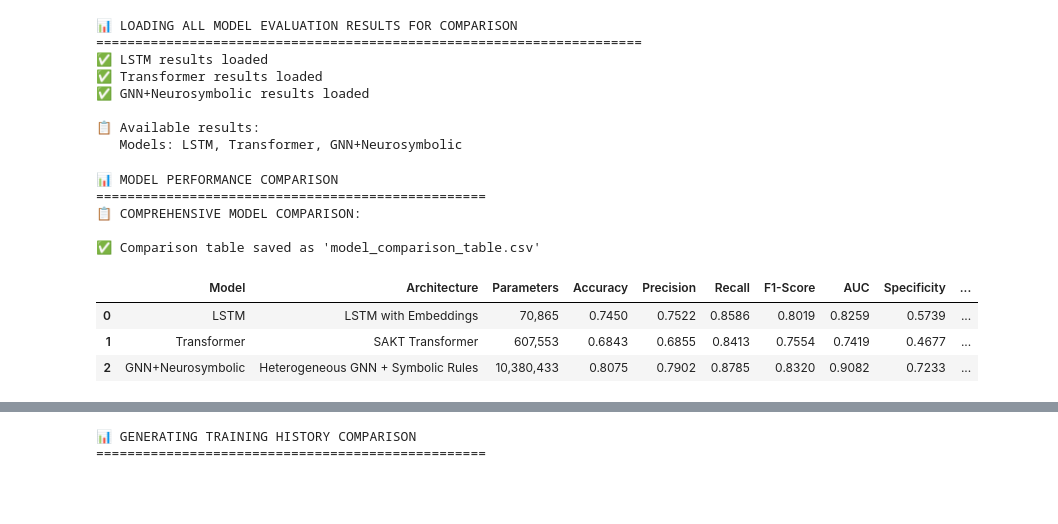
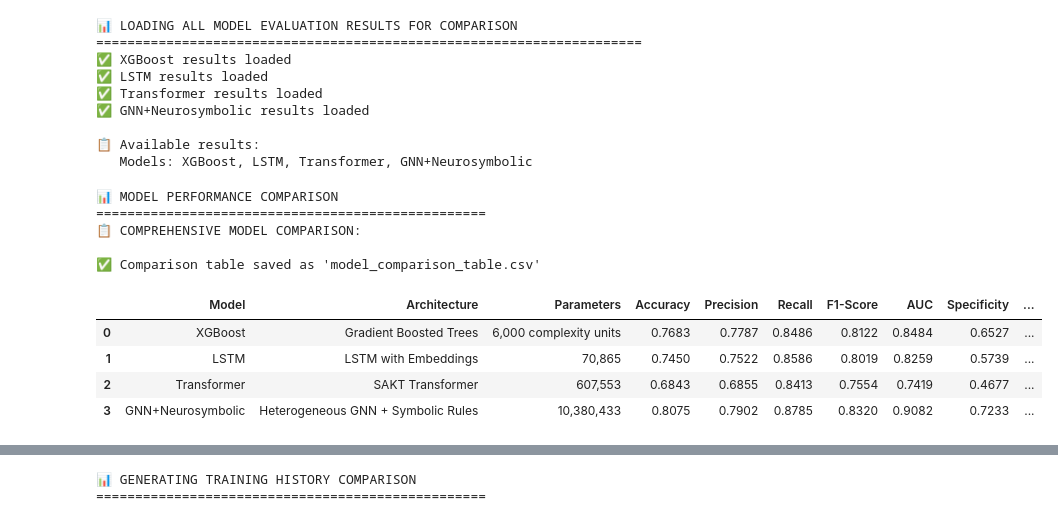
Before and after one commit to pragy10/neural_symbolic, a Jupyter notebook: evaluation/testing.ipynb, the cells around one changed output, grey strips where cells are left out. Cells and saved outputs as stored; diff of their text form; code cells hidden in the pictures; blank space fills up the shorter version.

```diff
--- a/evaluation/testing.ipynb
+++ b/evaluation/testing.ipynb
@@ -16,6 +16,13 @@ print("="*70)
 os.chdir(r'c:\Users\pragy\cloud_architecture\neural_symbolic')
 
 # Load evaluation results from all models
+try:
+    xgb_results = torch.load(r'purely_neural\xgboost\xgboost_comprehensive_evaluation.pth', map_location='cpu')
+    print("✅ XGBoost results loaded")
+except:
+    print("❌ XGBoost results not found")
+    xgb_results = None
+
 try:
     lstm_results = torch.load(r'purely_neural\lstm\lstm_comprehensive_evaluation.pth', map_location='cpu')
     print("✅ LSTM results loaded")
@@ -39,19 +46,22 @@ except:
 
 print("\n📋 Available results:")
 available_models = []
+if xgb_results: available_models.append("XGBoost")
 if lstm_results: available_models.append("LSTM")
 if transformer_results: available_models.append("Transformer")
 if gnn_results: available_models.append("GNN+Neurosymbolic")
+
 print(f"   Models: {', '.join(available_models)}")
 # %% [output]
 📊 LOADING ALL MODEL EVALUATION RESULTS FOR COMPARISON
 ======================================================================
+✅ XGBoost results loaded
 ✅ LSTM results loaded
 ✅ Transformer results loaded
 ✅ GNN+Neurosymbolic results loaded
 
 📋 Available results:
-   Models: LSTM, Transformer, GNN+Neurosymbolic
+   Models: XGBoost, LSTM, Transformer, GNN+Neurosymbolic
 # %%
 # ===== MODEL PERFORMANCE COMPARISON TABLE =====
 print("📊 MODEL PERFORMANCE COMPARISON")
@@ -59,6 +69,20 @@ print("="*50)
 
 # Create comparison dataframe
 comparison_data = []
+
+if xgb_results:
+    comparison_data.append({
+        'Model': 'XGBoost',
+        'Architecture': 'Gradient Boosted Trees',
+        'Parameters': xgb_results['model_info']['parameters'],
+        'Accuracy': f"{xgb_results['final_metrics']['accuracy']:.4f}",
+        'Precision': f"{xgb_results['final_metrics']['precision']:.4f}",
+        'Recall': f"{xgb_results['final_metrics']['recall']:.4f}",
+        'F1-Score': f"{xgb_results['final_metrics']['f1']:.4f}",
+        'AUC': f"{xgb_results['final_metrics']['auc']:.4f}",
+        'Specificity': f"{xgb_results['final_metrics']['specificity']:.4f}",
+        'Sensitivity': f"{xgb_results['final_metrics']['sensitivity']:.4f}"
+    })
 
 if lstm_results:
     comparison_data.append({
@@ -92,36 +116,37 @@ if gnn_results:
     comparison_data.append({
         'Model': 'GNN+Neurosymbolic',
         'Architecture': 'Heterogeneous GNN + Symbolic Rules',
         'Parameters': gnn_results['model_info']['parameters'],
         'Accuracy': f"{gnn_results['final_metrics']['accuracy']:.4f}",
         'Precision': f"{gnn_results['final_metrics']['precision']:.4f}",
         'Recall': f"{gnn_results['final_metrics']['recall']:.4f}",
         'F1-Score': f"{gnn_results['final_metrics']['f1']:.4f}",
         'AUC': f"{gnn_results['final_metrics']['auc']:.4f}",
         'Specificity': f"{gnn_results['final_metrics']['specificity']:.4f}",
         'Sensitivity': f"{gnn_results['final_metrics']['sensitivity']:.4f}"
     })
 
 # Create and display comparison table
 comparison_df = pd.DataFrame(comparison_data)
 print("📋 COMPREHENSIVE MODEL COMPARISON:")
 # print(comparison_df.to_string(index=False))
 
 # Save to CSV for research paper
 comparison_df.to_csv('evaluation/model_comparison_table.csv', index=False)
 print("\n✅ Comparison table saved as 'model_comparison_table.csv'")
 
 comparison_df
 # %% [output]
 📊 MODEL PERFORMANCE COMPARISON
 ==================================================
 📋 COMPREHENSIVE MODEL COMPARISON:
 
 ✅ Comparison table saved as 'model_comparison_table.csv'
 |  | Model | Architecture | Parameters | Accuracy | Precision | Recall | F1-Score | AUC | Specificity | ... |
-| 0 | LSTM | LSTM with Embeddings | 70,865 | 0.7450 | 0.7522 | 0.8586 | 0.8019 | 0.8259 | 0.5739 | ... |
-| 1 | Transformer | SAKT Transformer | 607,553 | 0.6843 | 0.6855 | 0.8413 | 0.7554 | 0.7419 | 0.4677 | ... |
-| 2 | GNN+Neurosymbolic | Heterogeneous GNN + Symbolic Rules | 10,380,433 | 0.8075 | 0.7902 | 0.8785 | 0.8320 | 0.9082 | 0.7233 | ... |
+| 0 | XGBoost | Gradient Boosted Trees | 6,000 complexity units | 0.7683 | 0.7787 | 0.8486 | 0.8122 | 0.8484 | 0.6527 | ... |
+| 1 | LSTM | LSTM with Embeddings | 70,865 | 0.7450 | 0.7522 | 0.8586 | 0.8019 | 0.8259 | 0.5739 | ... |
+| 2 | Transformer | SAKT Transformer | 607,553 | 0.6843 | 0.6855 | 0.8413 | 0.7554 | 0.7419 | 0.4677 | ... |
+| 3 | GNN+Neurosymbolic | Heterogeneous GNN + Symbolic Rules | 10,380,433 | 0.8075 | 0.7902 | 0.8785 | 0.8320 | 0.9082 | 0.7233 | ... |
 # %%
 # ===== PERFORMANCE METRICS VISUALIZATION =====
 print("📊 CREATING PERFORMANCE COMPARISON VISUALIZATIONS")
```
Also changed, not shown: parts of 3 cells of this notebook, 11 other files.
